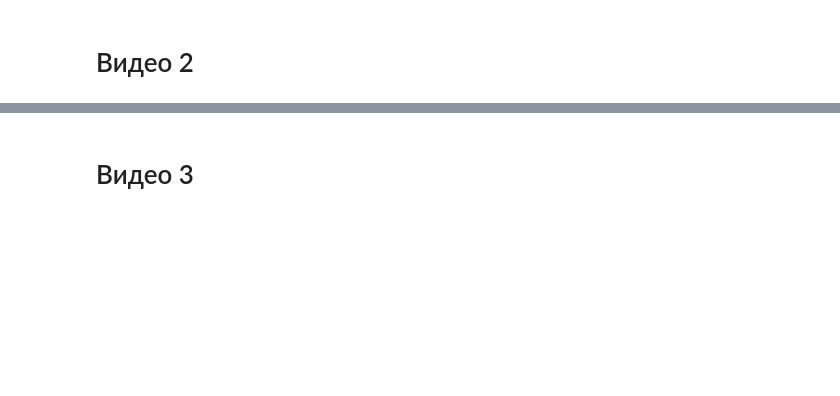
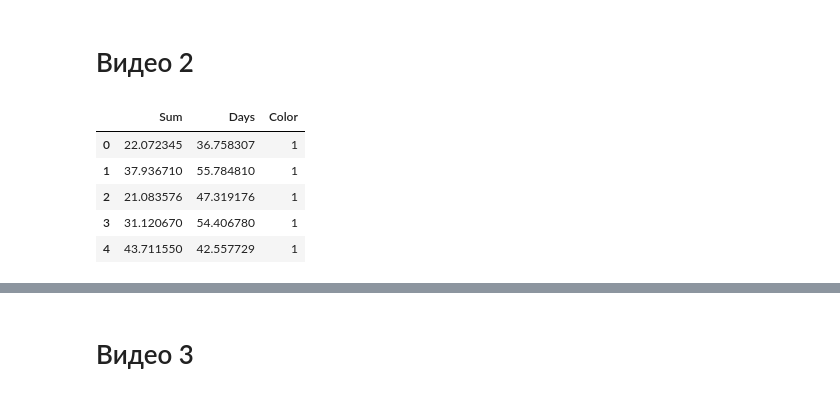
Before and after one commit to Fennec120/ds_junior, a Jupyter notebook: module_14/14.2 Скринкаст. Интерпретация.ipynb, the cells around one changed output, grey strips where cells are left out. Saved outputs shown, nothing was run; the diff lists cells and outputs as text; code cells hidden in the pictures; blank space fills up the shorter version.

```diff
--- a/module_14/14.2 Скринкаст. Интерпретация.ipynb
+++ b/module_14/14.2 Скринкаст. Интерпретация.ipynb
@@ -36,6 +36,13 @@ import matplotlib.pyplot as plt
 import seaborn as sns
 %matplotlib inline
 # %%
-df = pd.read_csv('data.csv')
+df = pd.read_csv('14.2 data.csv')
 df.head()
+# %% [output]
+|  | Sum | Days | Color |
+| 0 | 22.072345 | 36.758307 | 1 |
+| 1 | 37.936710 | 55.784810 | 1 |
+| 2 | 21.083576 | 47.319176 | 1 |
+| 3 | 31.120670 | 54.406780 | 1 |
+| 4 | 43.711550 | 42.557729 | 1 |
 # %%
```
Also changed, not shown: parts of 5 cells of this notebook, 1 other file.
